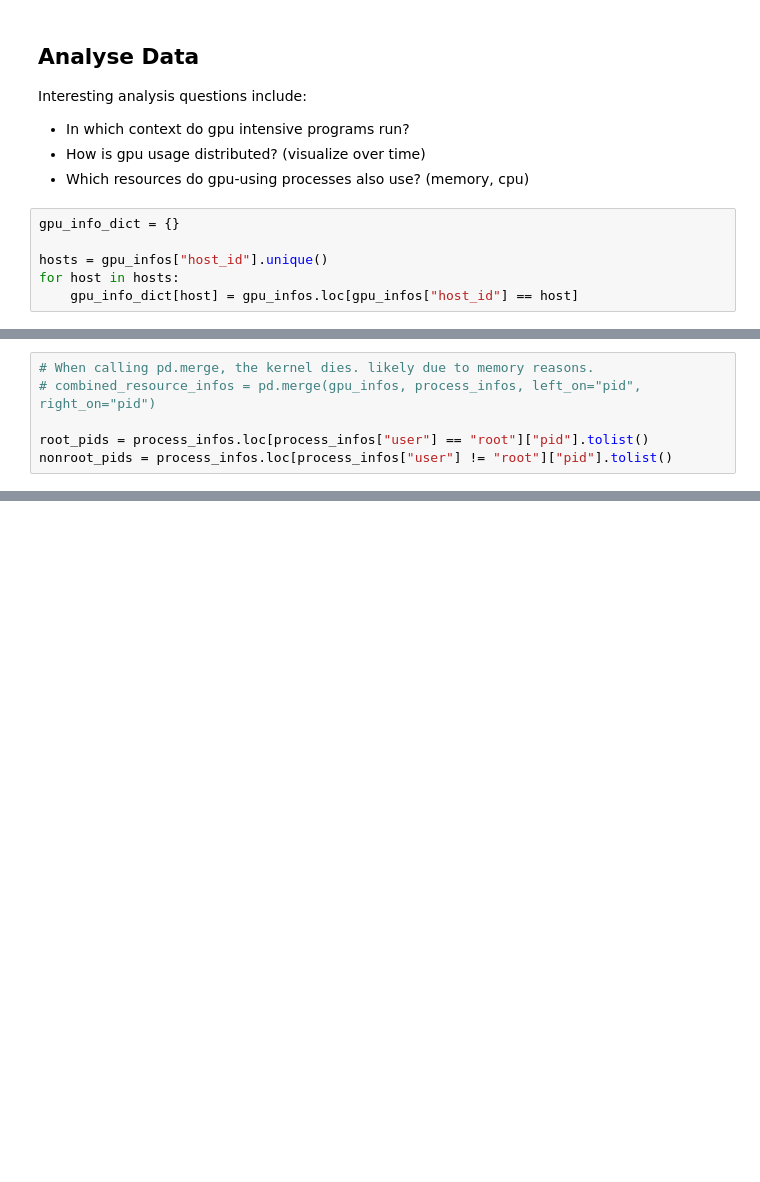
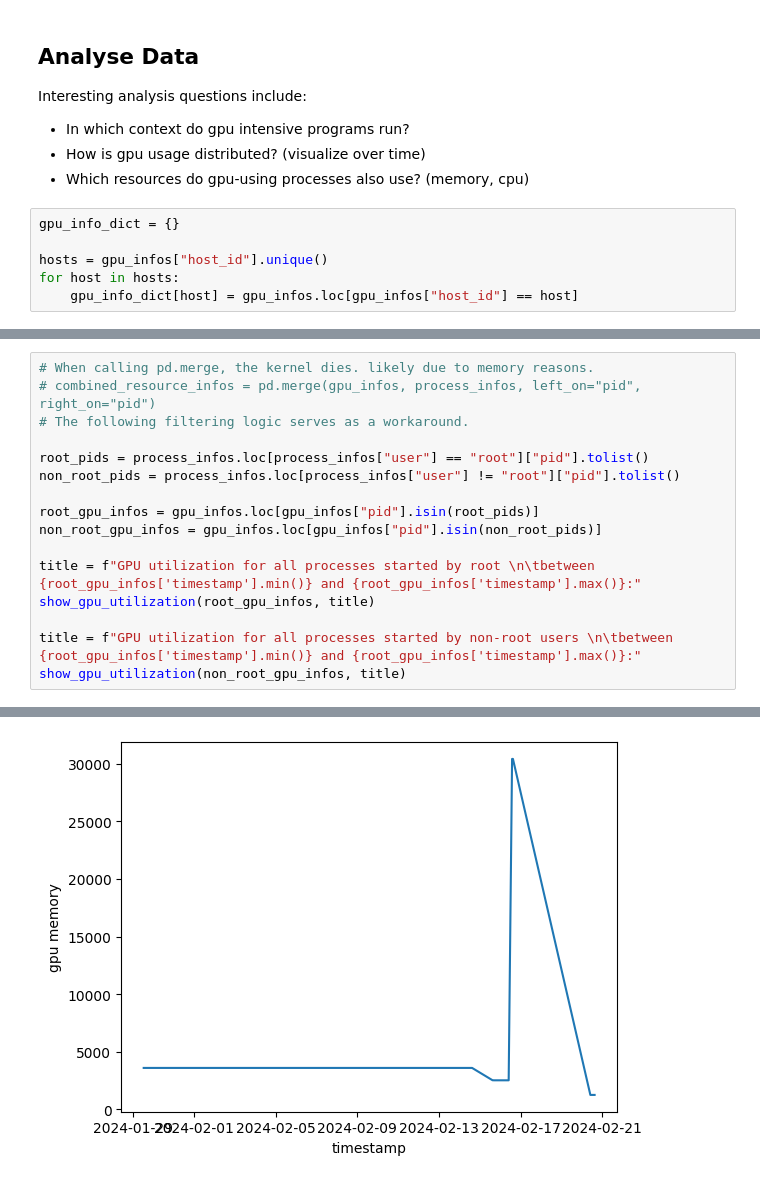
Before and after one commit to ISE-FIZKarlsruhe/gpu_monitoring, a Jupyter notebook: analysis.ipynb, the cells around one changed output, grey strips where cells are left out. Drawn from its saved outputs; the diff is of its cells as text; blank space fills up the shorter version.

Commit message:
Implement gpu memory aggregation by user type

```diff
--- a/analysis.ipynb
+++ b/analysis.ipynb
@@ -181,7 +181,17 @@ GPU utilization for all hosts
 # %%
 # When calling pd.merge, the kernel dies. likely due to memory reasons.
 # combined_resource_infos = pd.merge(gpu_infos, process_infos, left_on="pid", right_on="pid")
+# The following filtering logic serves as a workaround.
 
 root_pids = process_infos.loc[process_infos["user"] == "root"]["pid"].tolist()
-nonroot_pids = process_infos.loc[process_infos["user"] != "root"]["pid"].tolist()
+non_root_pids = process_infos.loc[process_infos["user"] != "root"]["pid"].tolist()
+
+root_gpu_infos = gpu_infos.loc[gpu_infos["pid"].isin(root_pids)]
+non_root_gpu_infos = gpu_infos.loc[gpu_infos["pid"].isin(non_root_pids)]
+
+title = f"GPU utilization for all processes started by root \n\tbetween {root_gpu_infos['timestamp'].min()} and {root_gpu_infos['timestamp'].max()}:"
+show_gpu_utilization(root_gpu_infos, title)
+
+title = f"GPU utilization for all processes started by non-root users \n\tbetween {root_gpu_infos['timestamp'].min()} and {root_gpu_infos['timestamp'].max()}:"
+show_gpu_utilization(non_root_gpu_infos, title)
 # %% [output]
@@ -189,0 +200 @@ nonroot_pids = process_infos.loc[process_infos["user"] != "root"]["pid"].tolist(
+[figure, added]
```
Also changed, not shown: parts of 4 cells of this notebook.
